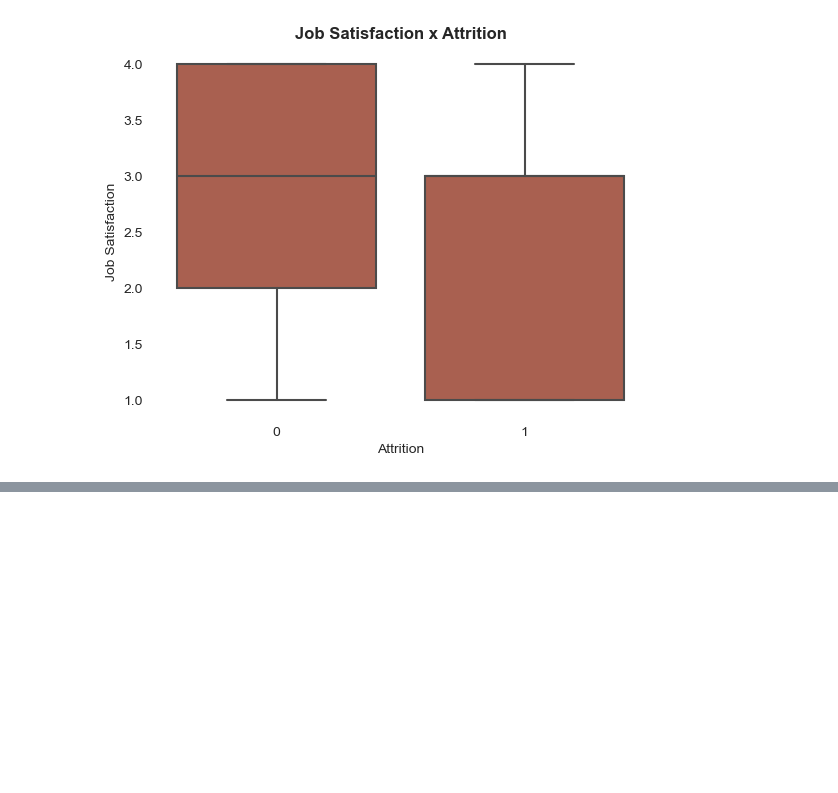
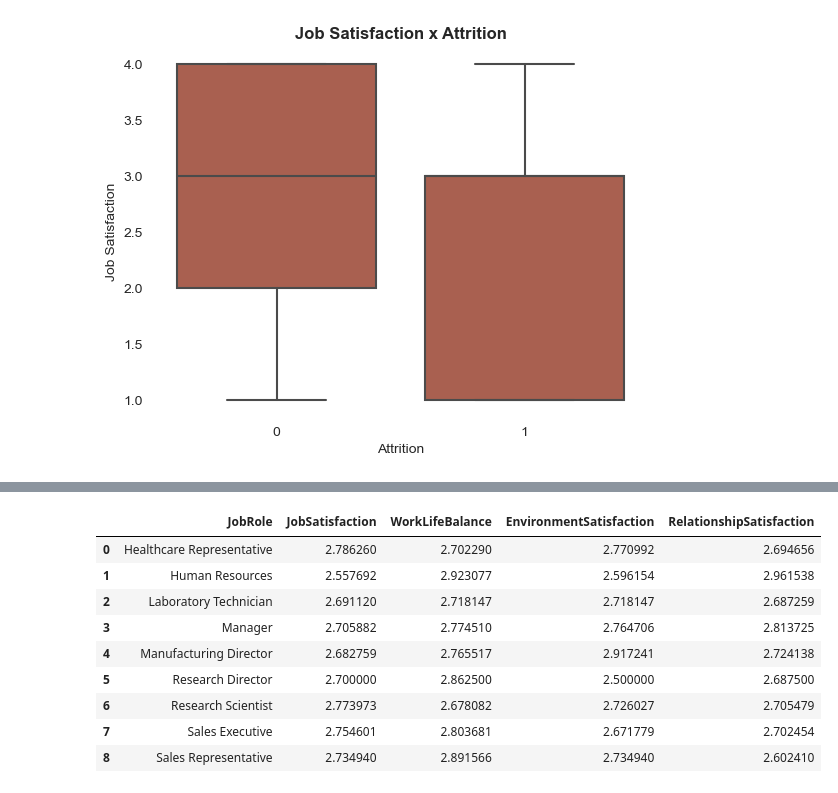
Before and after one commit to mlpost/Data-Projects, a Jupyter notebook: Kaggle HR Analytics/Predicting Attrition and Engagement/attritionAndEngagementAnalysis.ipynb, the cells around one changed output, grey strips where cells are left out. Cells and saved outputs as stored; diff of their text form; code cells hidden in the pictures; blank space fills up the shorter version.

```diff
--- a/Kaggle HR Analytics/Predicting Attrition and Engagement/attritionAndEngagementAnalysis.ipynb
+++ b/Kaggle HR Analytics/Predicting Attrition and Engagement/attritionAndEngagementAnalysis.ipynb
@@ -877,0 +932,13 @@ plt.show();
+# %%
+hr_clean.groupby(['JobRole'])[['JobSatisfaction','WorkLifeBalance','EnvironmentSatisfaction','RelationshipSatisfaction']].mean().reset_index()
+# %% [output]
+|  | JobRole | JobSatisfaction | WorkLifeBalance | EnvironmentSatisfaction | RelationshipSatisfaction |
+| 0 | Healthcare Representative | 2.786260 | 2.702290 | 2.770992 | 2.694656 |
+| 1 | Human Resources | 2.557692 | 2.923077 | 2.596154 | 2.961538 |
+| 2 | Laboratory Technician | 2.691120 | 2.718147 | 2.718147 | 2.687259 |
+| 3 | Manager | 2.705882 | 2.774510 | 2.764706 | 2.813725 |
+| 4 | Manufacturing Director | 2.682759 | 2.765517 | 2.917241 | 2.724138 |
+| 5 | Research Director | 2.700000 | 2.862500 | 2.500000 | 2.687500 |
+| 6 | Research Scientist | 2.773973 | 2.678082 | 2.726027 | 2.705479 |
+| 7 | Sales Executive | 2.754601 | 2.803681 | 2.671779 | 2.702454 |
+| 8 | Sales Representative | 2.734940 | 2.891566 | 2.734940 | 2.602410 |
```
Also changed, not shown: parts of 16 cells of this notebook.
